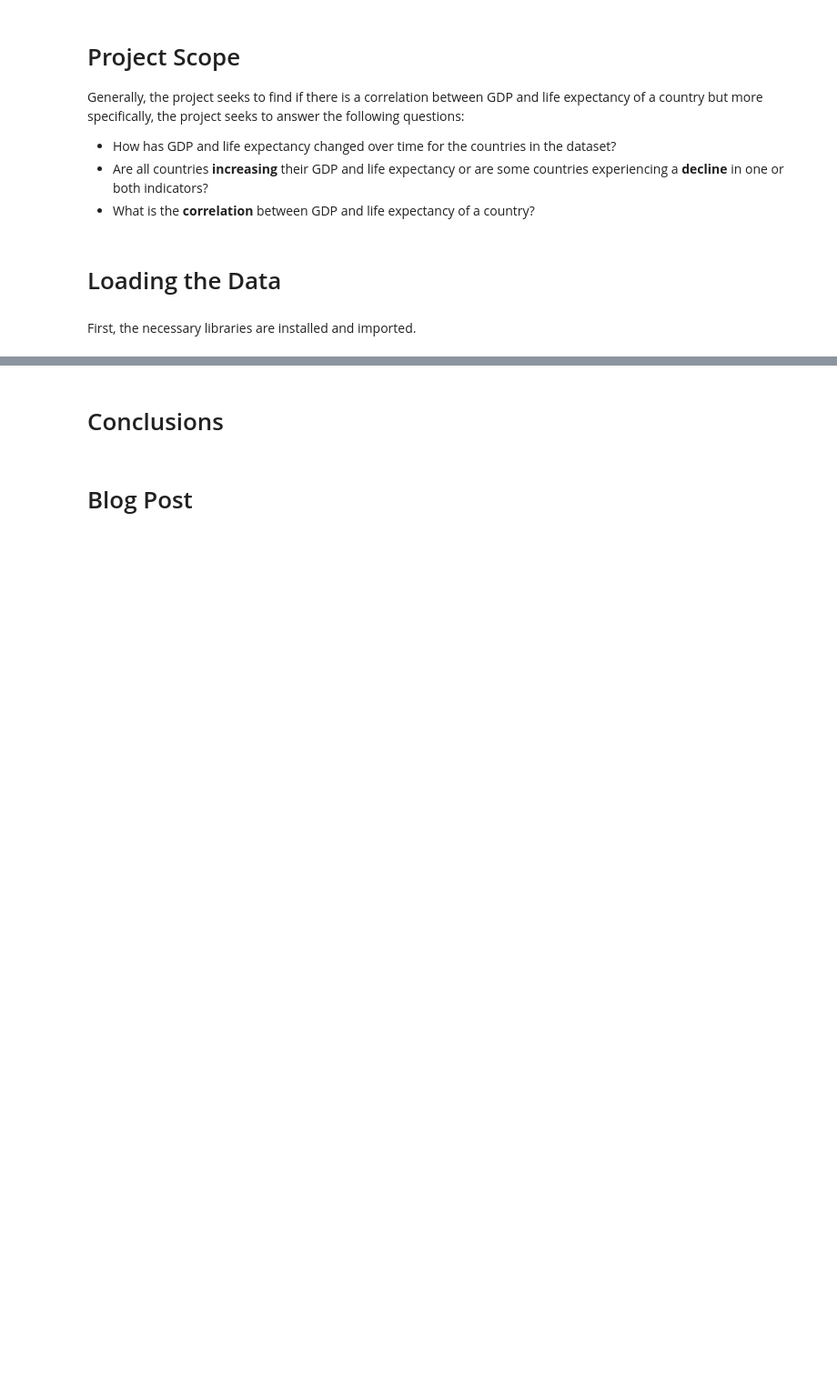
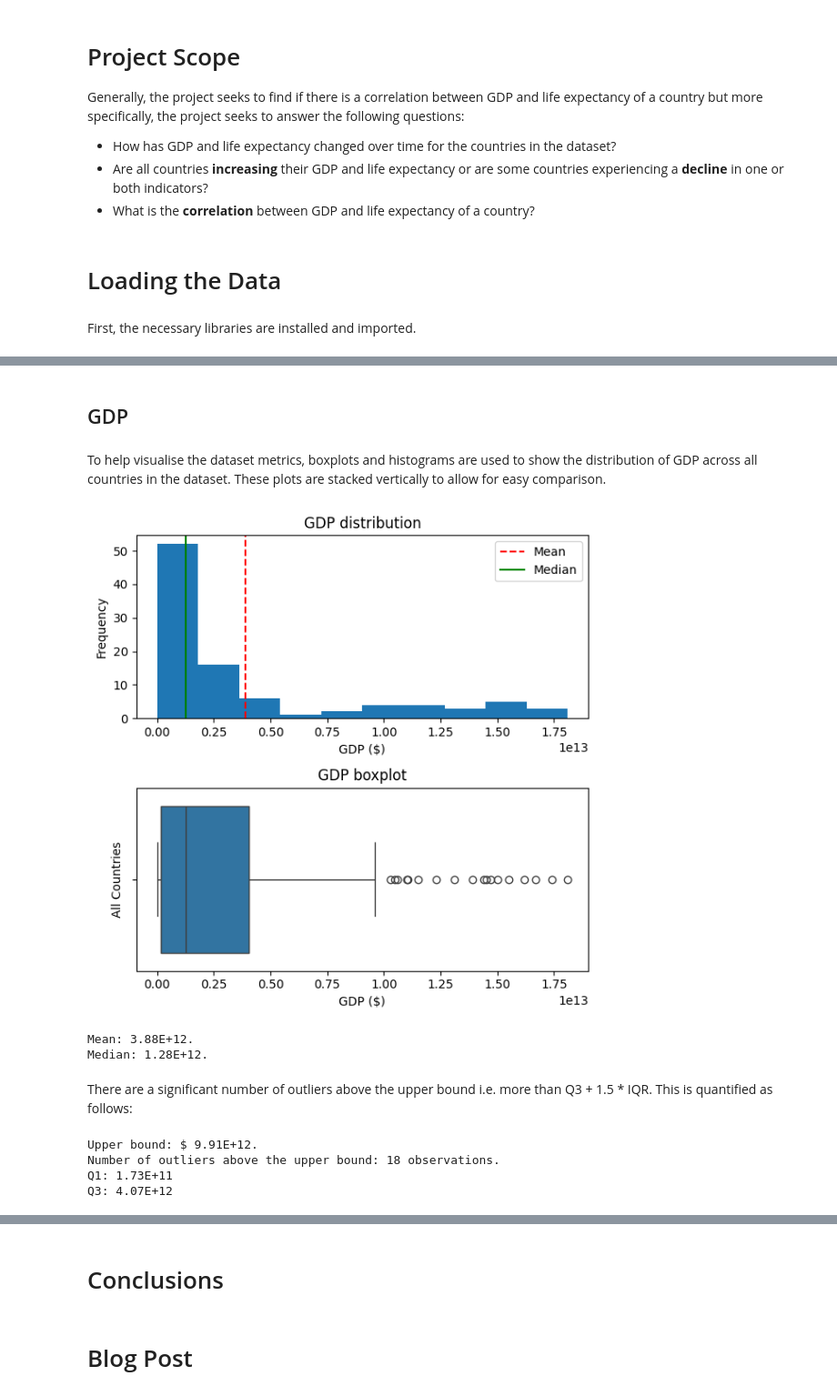
Before and after one commit to alanjameschapman/Life-Expectancy-and-GDP-Starter, a Jupyter notebook: life_expectancy_gdp.ipynb, the cells around one changed output, grey strips where cells are left out. Shown: that part at 91% size. Drawn from its saved outputs; the diff is of its cells as text; code cells hidden in the pictures; blank space fills up the shorter version.

```diff
--- a/life_expectancy_gdp.ipynb
+++ b/life_expectancy_gdp.ipynb
@@ -77,0 +199,67 @@ There are only 6 countries, and 16 values for each country. This is a small data
+# %% [markdown]
+## GDP
+# %% [markdown]
+To help visualise the dataset metrics, boxplots and histograms are used to show the distribution of GDP across all countries in the dataset. These plots are stacked vertically to allow for easy comparison.
+# %%
+# Create a figure and two subplots (axes)
+fig, (ax1, ax2) = plt.subplots(2, 1, figsize=(6, 6))
+
+# Plot histogram of life expectancy on the first axis
+ax1.hist(df['GDP'])
+gdp_mean = np.mean(df['GDP'])
+gdp_median = np.median(df['GDP'])
+ax1.axvline(gdp_mean, color='r', linestyle='--', label='Mean')
+ax1.axvline(gdp_median, color='g', linestyle='-', label='Median')
+ax1.legend()
+ax1.set_title('GDP distribution')
+ax1.set_xlabel('GDP ($)')
+ax1.set_ylabel('Frequency')
+
+# Boxplot on the second axis, plotted horizontally
+sns.boxplot(x='GDP', data=df)
+ax2.set_title('GDP boxplot')
+ax2.set_ylabel('All Countries')
+ax2.set_xlabel('GDP ($)')
+
+# Show the plots
+plt.tight_layout()
+plt.show()
+
+# Print the mean and median of GDP
+print(f'Mean: {gdp_mean:.2E}.')
+print(f'Median: {gdp_median:.2E}.')
+# %% [output]
+[figure, added]
+Mean: 3.88E+12.
+Median: 1.28E+12.
+# %% [markdown]
+There are a significant number of outliers above the upper bound i.e. more than Q3 + 1.5 * IQR. This is quantified as follows:
+# %%
+# 'GDP' is the column of interest
+gdp = df['GDP']
+
+# Calculate Q1 (25th percentile) and Q3 (75th percentile)
+gdp_Q1 = gdp.quantile(0.25)
+gdp_Q3 = gdp.quantile(0.75)
+
+# Calculate IQR
+gdp_IQR = gdp_Q3 - gdp_Q1
+
+# Determine the upper bound for outliers
+gdp_upper_bound = gdp_Q3 + 1.5 * gdp_IQR
+
+# Count the number of outliers
+gdp_outliers_above = gdp[gdp > gdp_upper_bound].count()
+
+# Print upper bound and number of outliers above the upper bound
+print(f"Upper bound: $ {gdp_upper_bound:.2E}.")
+print(f"Number of outliers above the upper bound: {gdp_outliers_above} observations.")
+
+# print Q1 and Q3
+print(f"Q1: {gdp_Q1:.2E}")
+print(f"Q3: {gdp_Q3:.2E}")
+# %% [output]
+Upper bound: $ 9.91E+12.
+Number of outliers above the upper bound: 18 observations.
+Q1: 1.73E+11
+Q3: 4.07E+12
```
Also changed, not shown: parts of 39 cells of this notebook.
